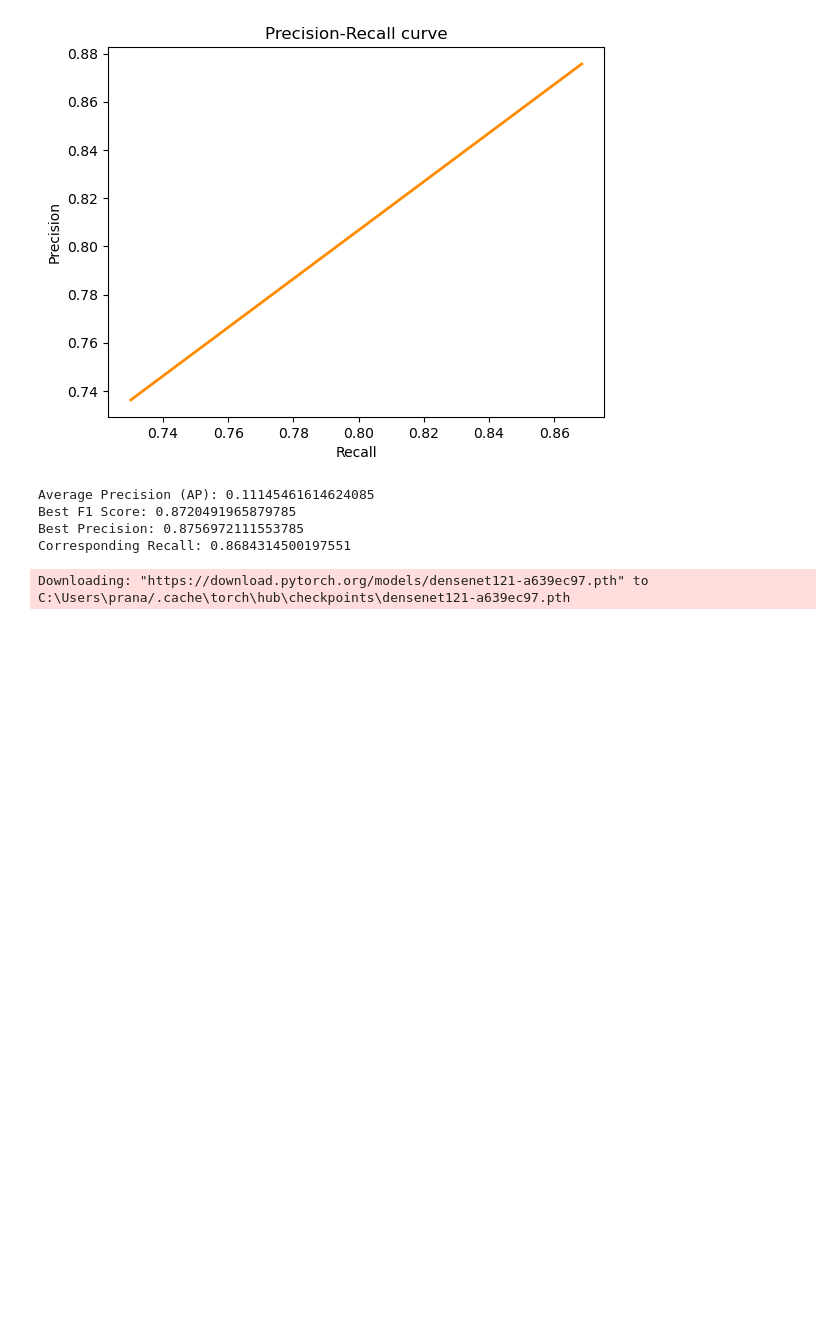
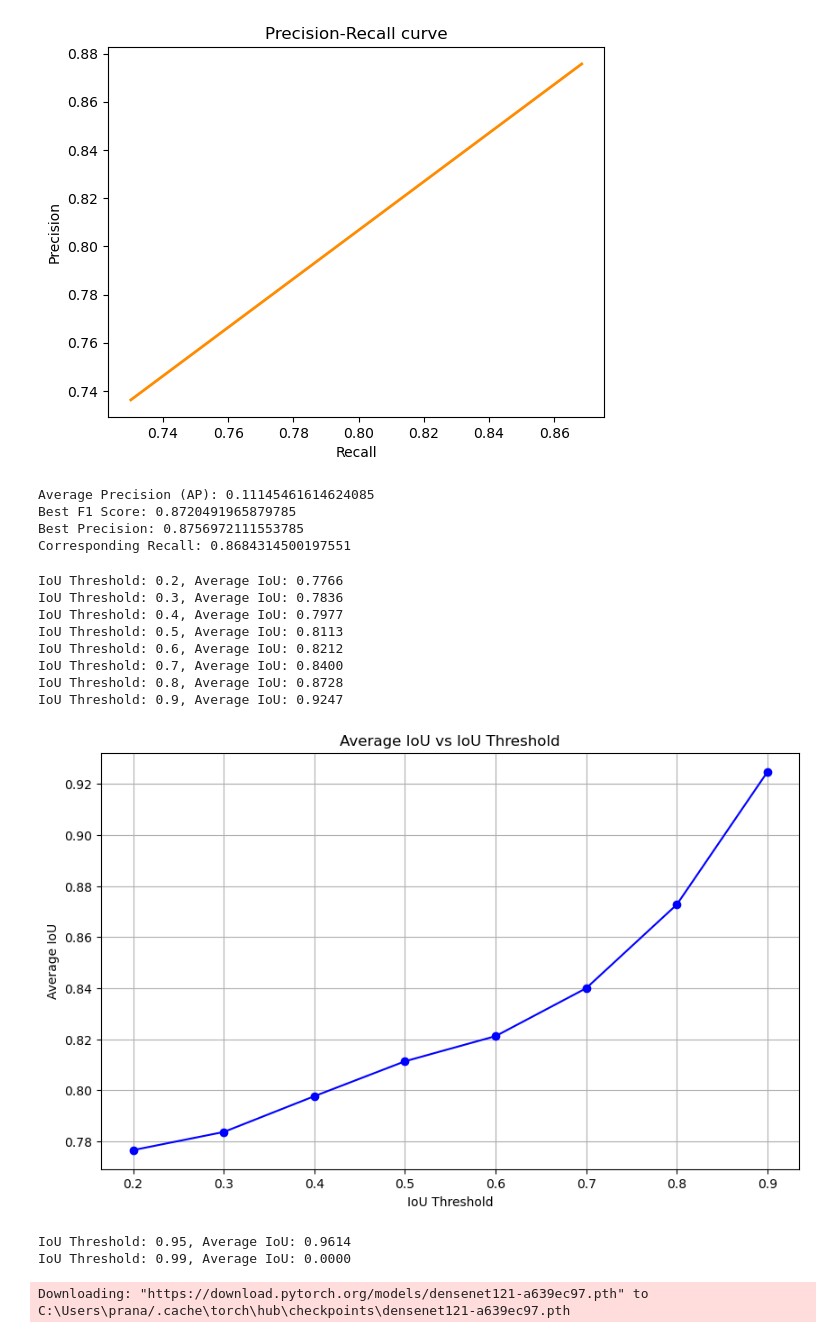
Before and after one commit to PranavMishra17/Microscopy_Seg_CVProjectFall23, a Jupyter notebook: Fast R-CNN.ipynb, the cells around one changed output. Saved outputs shown, nothing was run; the diff lists cells and outputs as text; code cells hidden in the pictures; blank space fills up the shorter version.

```diff
--- a/Fast R-CNN.ipynb
+++ b/Fast R-CNN.ipynb
@@ -1172,6 +1261,42 @@ Average Precision (AP): 0.11145461614624085
 Best F1 Score: 0.8720491965879785
 Best Precision: 0.8756972111553785
 Corresponding Recall: 0.8684314500197551
+# %%
+# Evaluate the model at different IoU thresholds
+iou_thresholds = np.arange(0.2, 1.0, 0.1)  # From 0.2 to 0.9
+iou_scores2 = []
+
+for iou_thresh in iou_thresholds:
+    average_iou = calculate_average_iou(model_mobilenet, val_loader, device, iou_threshold=iou_thresh)
+    iou_scores2.append(average_iou)
+    print(f"IoU Threshold: {iou_thresh:.1f}, Average IoU: {average_iou:.4f}")
+
+# Plotting
+plt.figure(figsize=(10, 6))
+plt.plot(iou_thresholds, iou_scores2, marker='o', color='b')
+plt.title("Average IoU vs IoU Threshold")
+plt.xlabel("IoU Threshold")
+plt.ylabel("Average IoU")
+plt.grid(True)
+plt.show()
+# %% [output]
+IoU Threshold: 0.2, Average IoU: 0.7766
+IoU Threshold: 0.3, Average IoU: 0.7836
+IoU Threshold: 0.4, Average IoU: 0.7977
+IoU Threshold: 0.5, Average IoU: 0.8113
+IoU Threshold: 0.6, Average IoU: 0.8212
+IoU Threshold: 0.7, Average IoU: 0.8400
+IoU Threshold: 0.8, Average IoU: 0.8728
+IoU Threshold: 0.9, Average IoU: 0.9247
+[figure, added]
+# %%
+for iou_thresh in additional_values:
+    average_iou = calculate_average_iou(model_mobilenet, val_loader, device, iou_threshold=iou_thresh)
+    #iou_scores.append(average_iou)
+    print(f"IoU Threshold: {iou_thresh:.2f}, Average IoU: {average_iou:.4f}")
+# %% [output]
+IoU Threshold: 0.95, Average IoU: 0.9614
+IoU Threshold: 0.99, Average IoU: 0.0000
 # %%
 from torchvision.models.detection import FasterRCNN
 from torchvision.models.detection.backbone_utils import resnet_fpn_backbone
```
Also changed, not shown: parts of 11 cells of this notebook, 1 other file.
